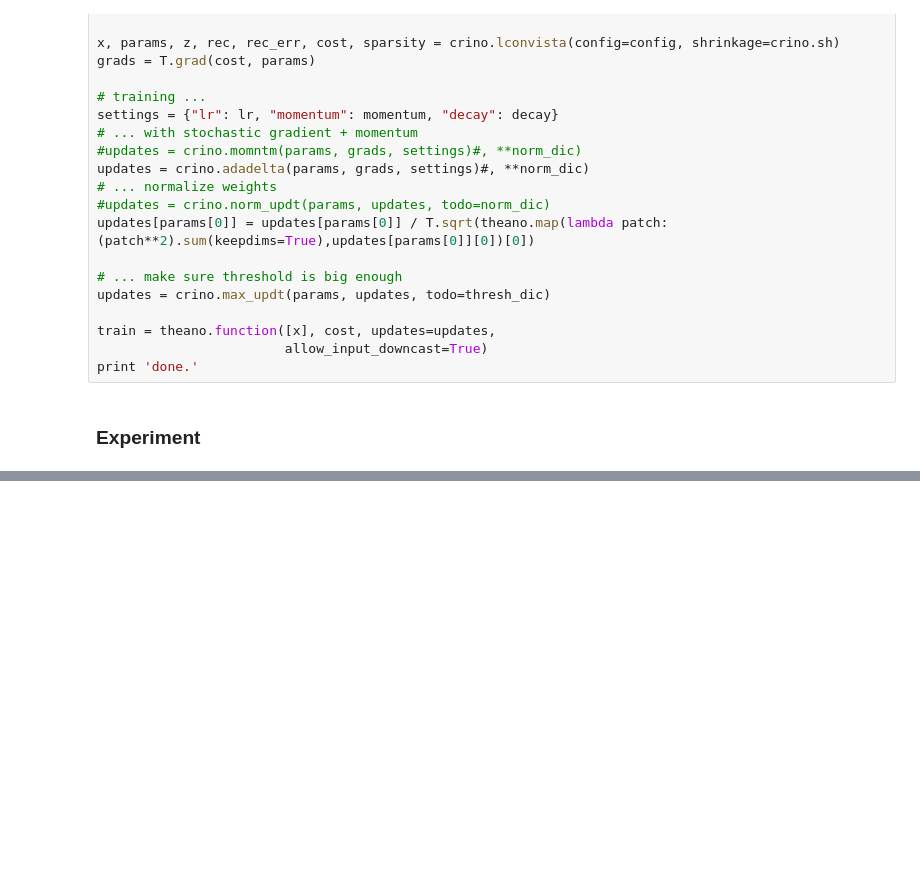
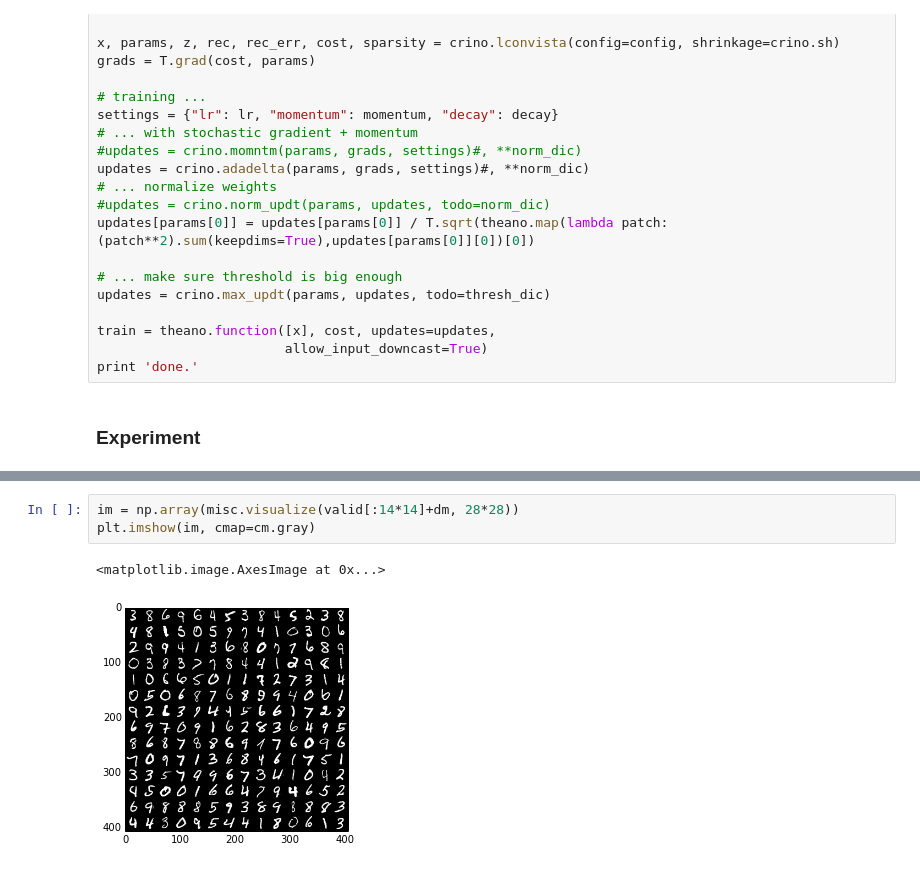
Before and after one commit to osdf/utils, a Jupyter notebook: notebooks/LISTA|CoD-MNIST.ipynb, the cells around one changed output, grey strips where cells are left out. Saved outputs shown, nothing was run; the diff lists cells and outputs as text; blank space fills up the shorter version.

```diff
--- a/notebooks/LISTA|CoD-MNIST.ipynb
+++ b/notebooks/LISTA|CoD-MNIST.ipynb
@@ -402,0 +464,6 @@ print 'done.'
+# %%
+im = np.array(misc.visualize(valid[:14*14]+dm, 28*28))
+plt.imshow(im, cmap=cm.gray)
+# %% [output]
+<matplotlib.image.AxesImage at 0x...>
+[figure, added]
```
Also changed, not shown: parts of 12 cells of this notebook.
